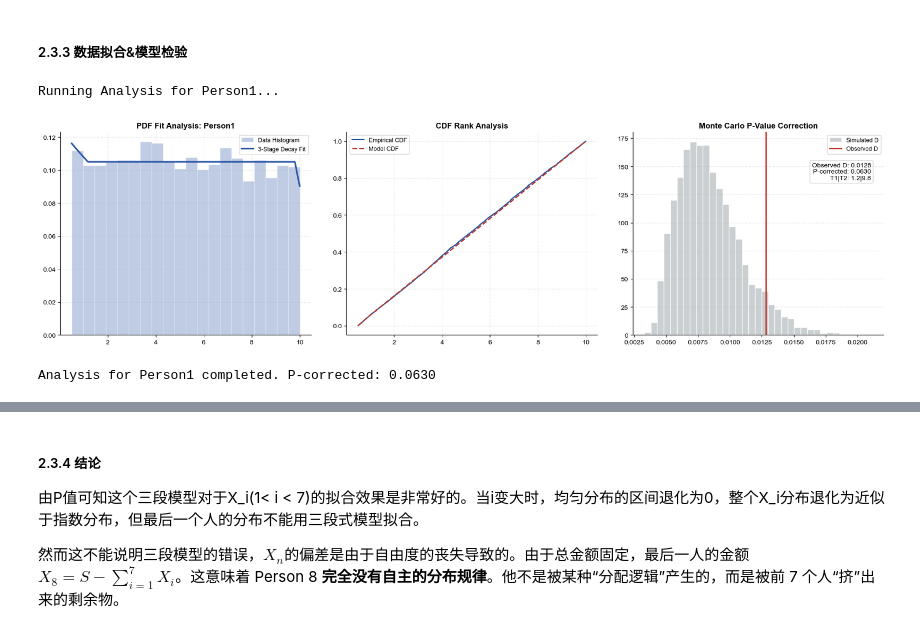
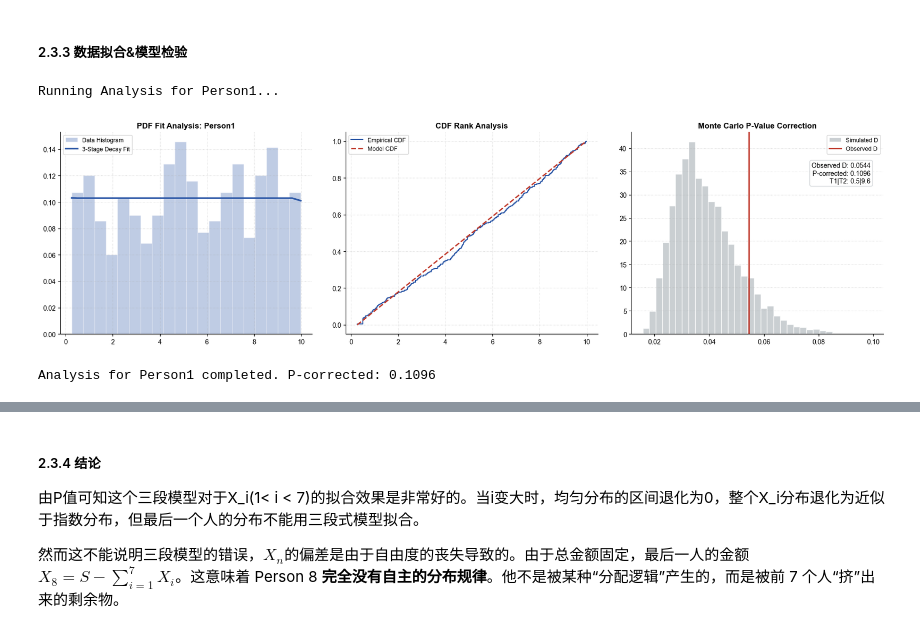
Before and after one commit to WjNaG2/SI140-RedEnvelope, a Jupyter notebook: pro3-1.ipynb, the cells around one changed output, grey strips where cells are left out. Cells and saved outputs as stored; diff of their text form; code cells hidden in the pictures.

```diff
--- a/pro3-1.ipynb
+++ b/pro3-1.ipynb
@@ -766,21 +696,15 @@ import matplotlib.pyplot as plt
 from scipy.optimize import minimize
 from scipy.stats import kstest
 import io
-df = pd.read_csv('envelopes.csv')
+df = pd.read_csv('data/real_480.csv')
 def analyze_person_distribution(person_num):
-    """
-    全过程分析函数：拟合三段式(衰减-平台-衰减)分布并进行蒙特卡洛P值修正
-    参数 person_num: 整数，对应 Person1, Person2...
-    """
-    # --- 1. 数据提取与预处理 ---
+
     target_col = f'Person{person_num}'
-    # 假设 df 已经在全局作用域中定义
     df_clean = df[df['Trial'] != 'Total'].copy()
     data = df_clean[target_col].astype(float).values
     n_samples = len(data)
     v_min, v_max = data.min(), data.max()
 
-    # --- 2. 模型核心数学定义 ---
     def get_params(t1, t2, l1, l2, a, b):
         area1 = (np.exp(l1 * (t1 - a)) - 1) / max(l1, 1e-10)
         area2 = t2 - t1
@@ -821,68 +745,60 @@ def analyze_person_distribution(person_num):
         res[i3] = t2 - np.log(1 - (u[i3] - p2) * l2 / k) / max(l2, 1e-10)
         return np.clip(res, a, b)
 
-    # --- 3. 拟合与蒙特卡洛模拟 ---
     def nll(p, obs):
         t1, t2, l1, l2 = p
         if t1 >= t2 or t1 <= v_min or t2 >= v_max or l1 <= 0 or l2 <= 0: return 1e12
         return -np.sum(np.log(pdf_func(obs, t1, t2, l1, l2, v_min, v_max) + 1e-12))
 
-    # 初始拟合
+
     bnds = [(v_min+0.2, v_max-0.2), (v_min+0.2, v_max-0.2), (0.01, 5), (0.01, 5)]
     res_obs = minimize(nll, x0=[v_min+1, v_max-1, 0.5, 0.5], args=(data,), bounds=bnds)
     t1_o, t2_o, l1_o, l2_o = res_obs.x
 
-    # 观测到的 D 统计量
     d_obs = kstest(data, lambda x: cdf_func(x, t1_o, t2_o, l1_o, l2_o, v_min, v_max)).statistic
 
-    # 蒙特卡洛 5000 次
     n_sims = 5000
     d_sims = []
     print(f"Running Analysis for {target_col}...")
     for _ in range(n_sims):
         s_data = rvs_func(n_samples, t1_o, t2_o, l1_o, l2_o, v_min, v_max)
-        # 快速拟合获取模拟 D 值
         s_res = minimize(nll, x0=[t1_o, t2_o, l1_o, l2_o], args=(s_data,), bounds=bnds, tol=1e-1)
         d_sims.append(kstest(s_data, lambda x: cdf_func(x, *s_res.x, v_min, v_max)).statistic)
 
     p_corrected = np.mean(np.array(d_sims) >= d_obs)
 
-    # --- 4. 绘图 (比例 18:5) ---
     plt.rcParams['font.sans-serif'] = ['Arial']
     fig, (ax1, ax2, ax3) = plt.subplots(1, 3, figsize=(18, 5), dpi=100)
     x_grid = np.linspace(v_min, v_max, 500)
 
-    # Ax1: Histogram & PDF
     ax1.hist(data, bins=20, density=True, color='#2E59A7', alpha=0.3, edgecolor='white', label='Data Histogram')
     ax1.plot(x_grid, pdf_func(x_grid, t1_o, t2_o, l1_o, l2_o, v_min, v_max), color='#2E59A7', lw=2.5, label='3-Stage Decay Fit')
     ax1.set_title(f'PDF Fit Analysis: {target_col}', fontweight='bold')
     ax1.legend(fontsize=9); ax1.grid(True, linestyle=':', alpha=0.5); ax1.spines[['top','right']].set_visible(False)
 
-    # Ax2: CDF Comparison
     ax2.step(np.sort(data), np.arange(1, n_samples+1)/n_samples, label='Empirical CDF', color='#2E59A7', lw=1.5)
     ax2.plot(x_grid, cdf_func(x_grid, t1_o, t2_o, l1_o, l2_o, v_min, v_max), label='Model CDF', color='#C0392B', ls='--', lw=2)
     ax2.set_title('CDF Rank Analysis', fontweight='bold')
     ax2.legend(fontsize=9); ax2.grid(True, linestyle=':', alpha=0.5); ax2.spines[['top','right']].set_visible(False)
 
-    # Ax3: MC Rank
     ax3.hist(d_sims, bins=35, color='#BDC3C7', edgecolor='white', alpha=0.8, density=True, label='Simulated D')
     ax3.axvline(d_obs, color='#C0392B', lw=2, label='Observed D')
     ax3.set_title('Monte Carlo P-Value Correction', fontweight='bold')
     info = f'Observed D: {d_obs:.4f}\nP-corrected: {p_corrected:.4f}\nT1|T2: {t1_o:.1f}|{t2_o:.1f}'
     ax3.text(0.95, 0.85, info, transform=ax3.transAxes, ha='right', va='top', bbox=dict(boxstyle='round', fc='white', alpha=0.7, ec='#BDC3C7'))
     ax3.legend(fontsize=9); ax3.grid(True, linestyle=':', alpha=0.5, axis='y'); ax3.spines[['top','right']].set_visible(False)
 
     plt.tight_layout(w_pad=3.0)
     plt.show()
 
     print(f"Analysis for {target_col} completed. P-corrected: {p_corrected:.4f}")
 
-# 分析第一个人
+
 analyze_person_distribution(1)
 # %% [output]
 Running Analysis for Person1...
-[figure, old version]
+[figure, new version]
-Analysis for Person1 completed. P-corrected: 0.0630
+Analysis for Person1 completed. P-corrected: 0.1096
 # %%
 analyze_person_distribution(2)
 # %% [output]
```
Also changed, not shown: parts of 29 cells of this notebook.
